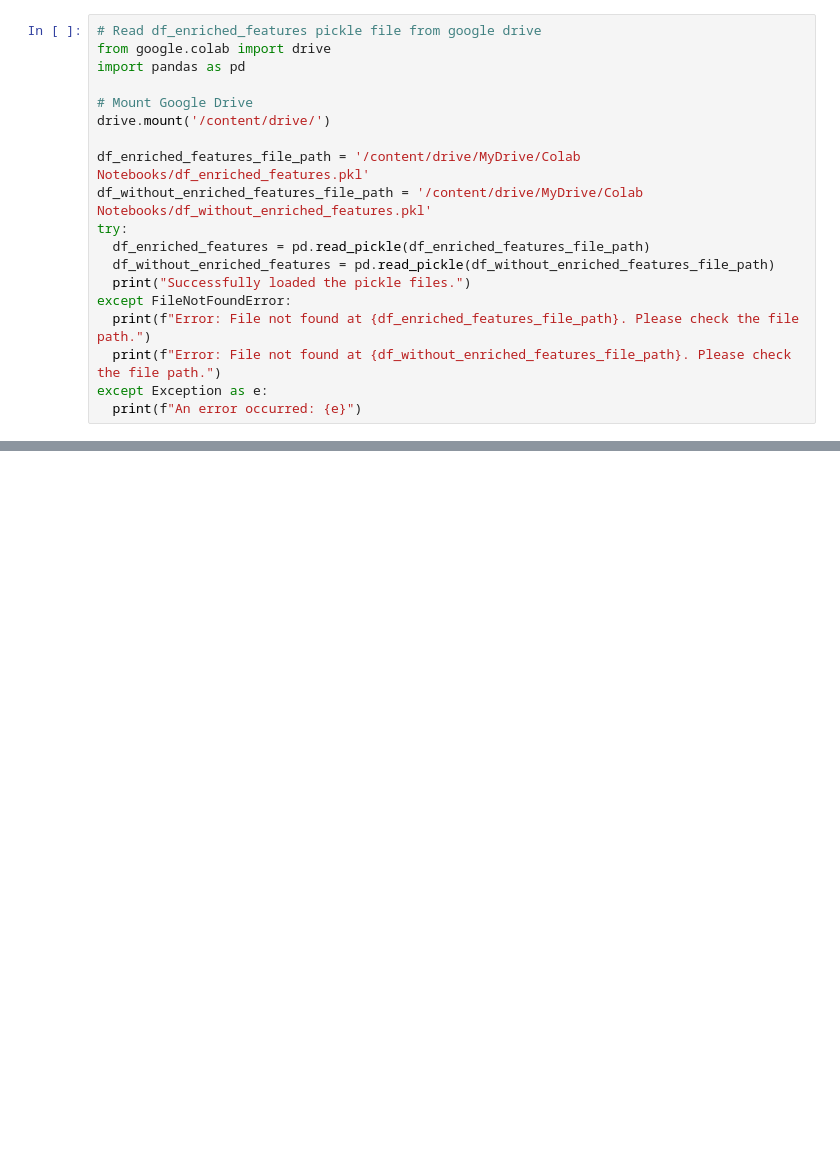
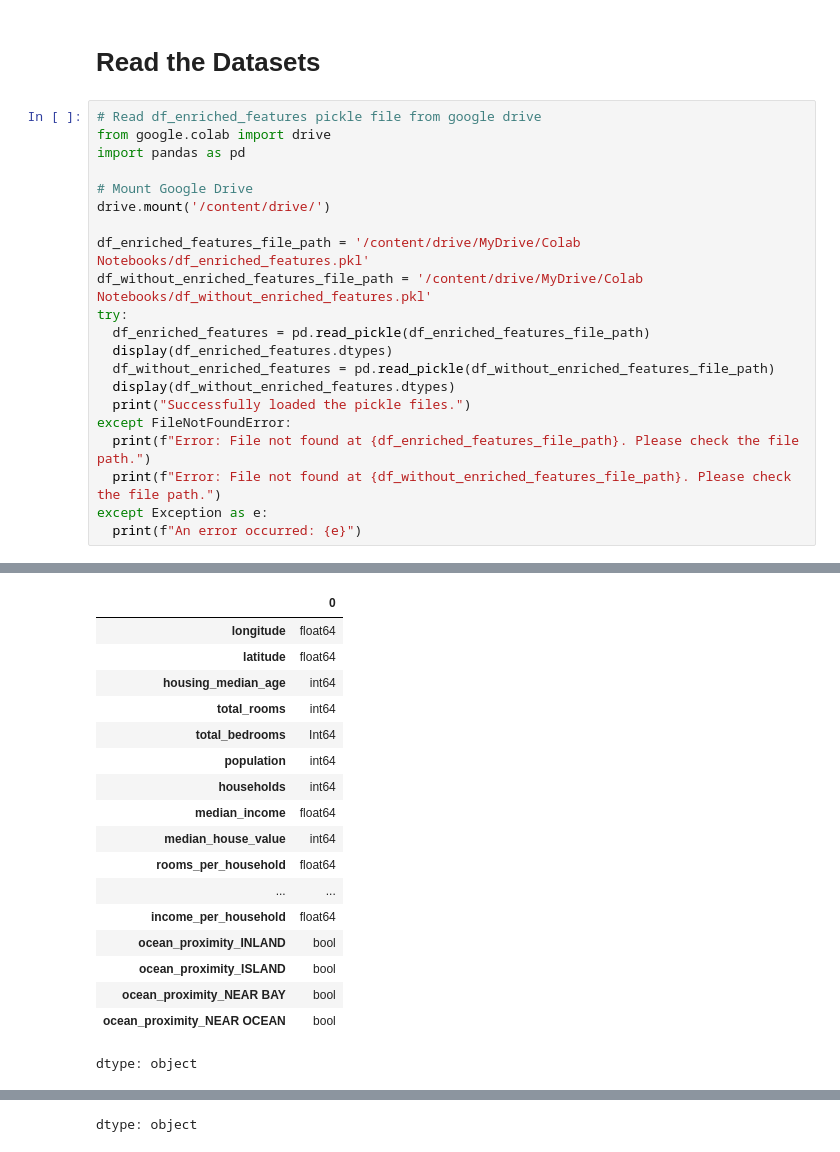
Before and after one commit to ksailesh/housing_price_project, a Jupyter notebook: Linear_Regression_Model.ipynb, the cells around one changed output, grey strips where cells are left out. Drawn from its saved outputs; the diff is of its cells as text; blank space fills up the shorter version.

```diff
--- a/Linear_Regression_Model.ipynb
+++ b/Linear_Regression_Model.ipynb
@@ -1,5 +1,7 @@
 # %% [markdown]
 <a href="https://colab.research.google.com/github/ksailesh/housing_price_project/blob/main/Linear_Regression_Model.ipynb" target="_parent"><img src="https://colab.research.google.com/assets/colab-badge.svg" alt="Open In Colab"/></a>
+# %% [markdown]
+# Read the Datasets
 # %%
 # Read df_enriched_features pickle file from google drive
 from google.colab import drive
@@ -12,7 +14,9 @@ df_enriched_features_file_path = '/content/drive/MyDrive/Colab Notebooks/df_enri
 df_without_enriched_features_file_path = '/content/drive/MyDrive/Colab Notebooks/df_without_enriched_features.pkl'
 try:
   df_enriched_features = pd.read_pickle(df_enriched_features_file_path)
+  display(df_enriched_features.dtypes)
   df_without_enriched_features = pd.read_pickle(df_without_enriched_features_file_path)
+  display(df_without_enriched_features.dtypes)
   print("Successfully loaded the pickle files.")
 except FileNotFoundError:
   print(f"Error: File not found at {df_enriched_features_file_path}. Please check the file path.")
@@ -24,0 +28,18 @@ Successfully loaded the pickle files.
+|  | 0 |
+| longitude | float64 |
+| latitude | float64 |
+| housing_median_age | int64 |
+| total_rooms | int64 |
+| total_bedrooms | Int64 |
+| population | int64 |
+| households | int64 |
+| median_income | float64 |
+| median_house_value | int64 |
+| rooms_per_household | float64 |
+| ... | ... |
+| income_per_household | float64 |
+| ocean_proximity_INLAND | bool |
+| ocean_proximity_ISLAND | bool |
+| ocean_proximity_NEAR BAY | bool |
+| ocean_proximity_NEAR OCEAN | bool |
+dtype: object
@@ -24,0 +60 @@ Successfully loaded the pickle files.
+dtype: object
```
Also changed, not shown: parts of 13 cells of this notebook.
